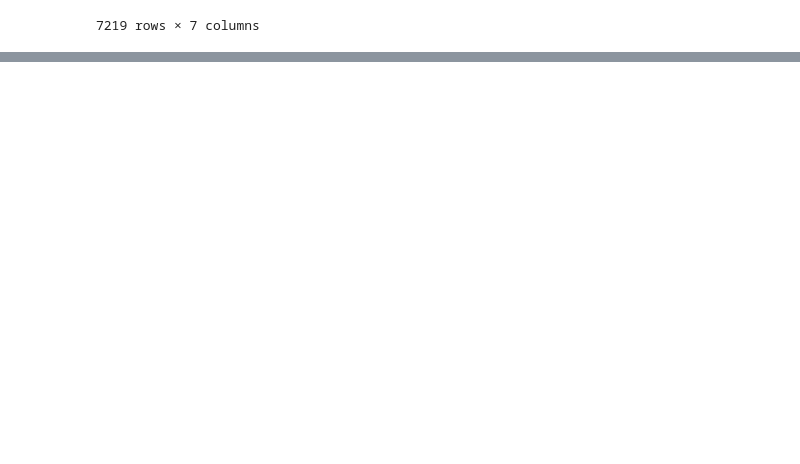
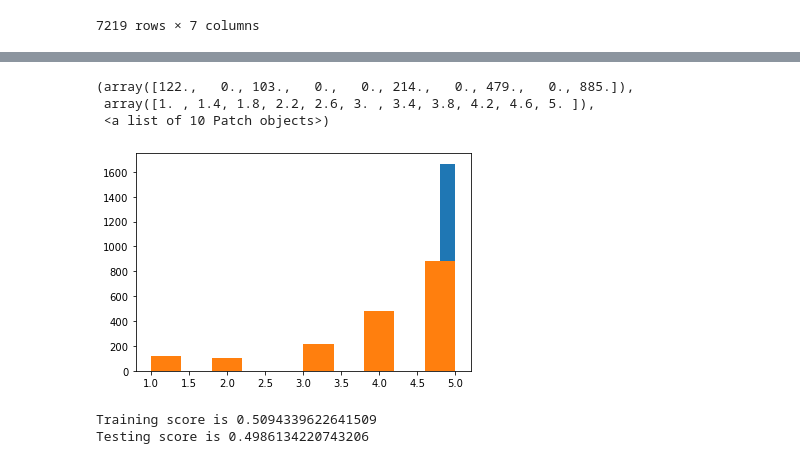
Before and after one commit to AvaneeshKolluri/YelpScrapingProject, a Jupyter notebook: ResearchQuestion3.ipynb, the cells around one changed output, grey strips where cells are left out. Drawn from its saved outputs; the diff is of its cells as text; code cells hidden in the pictures; blank space fills up the shorter version.

```diff
--- a/ResearchQuestion3.ipynb
+++ b/ResearchQuestion3.ipynb
@@ -359,0 +366,17 @@ thaiVilla
+# %%
+from sklearn.model_selection import train_test_split
+columns = ['Friends', 'UserReviews', 'Photos', 'Food Occurs',
+    'Positive Occurs', 'Negative Occurs', 'Sentiment Compound', 'Positive score', 'Negative score', 'Neutral score']
+x_train,x_test,y_train,y_test = train_test_split(thaiVilla[columns],
+    thaiVilla['Rating'], test_size=.25)
+# %%
+index = []
+for i in x_train.index:
+    for j in columns:
+        try:
+            int(x_train.loc[i, j])
+        except:
+            index.append(i)
+
+x_train = x_train.drop(index)
+y_train = y_train.drop(index)
@@ -359,0 +387,11 @@ thaiVilla
+# %%
+index = []
+for i in x_test.index:
+    for j in columns:
+        try:
+            int(x_test.loc[i, j])
+        except:
+            index.append(i)
+
+x_test = x_test.drop(index)
+y_test = y_test.drop(index)
@@ -359,0 +404,6 @@ thaiVilla
+# %%
+from sklearn.linear_model import LogisticRegression
+clf = LogisticRegression()
+clf.fit(x_train, y_train)
+print('Training score is ' + str(clf.score(x_train, y_train)))
+print('Testing score is ' + str(clf.score(x_test, y_test)))
@@ -359,0 +420,17 @@ thaiVilla
+# %%
+plt.hist(clf.predict(x_test))
+plt.hist(y_test)
+# %% [output]
+(array([122.,   0., 103.,   0.,   0., 214.,   0., 479.,   0., 885.]),
+ array([1. , 1.4, 1.8, 2.2, 2.6, 3. , 3.4, 3.8, 4.2, 4.6, 5. ]),
+ <a list of 10 Patch objects>)
+[figure, added]
+# %%
+from sklearn.svm import SVC
+clf = SVC()
+clf.fit(x_train, y_train)
+print('Training score is ' + str(clf.score(x_train, y_train)))
+print('Testing score is ' + str(clf.score(x_test, y_test)))
+# %% [output]
+Training score is 0.5094339622641509
+Testing score is 0.4986134220743206
```
Also changed, not shown: parts of 21 cells of this notebook.
